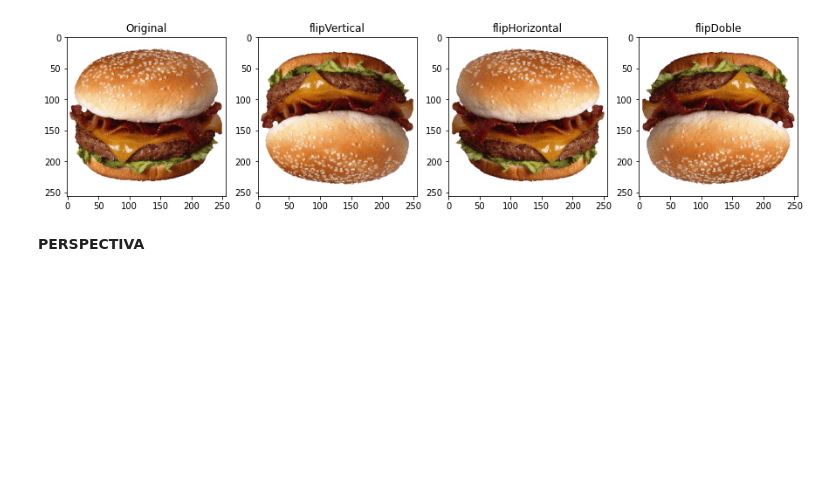
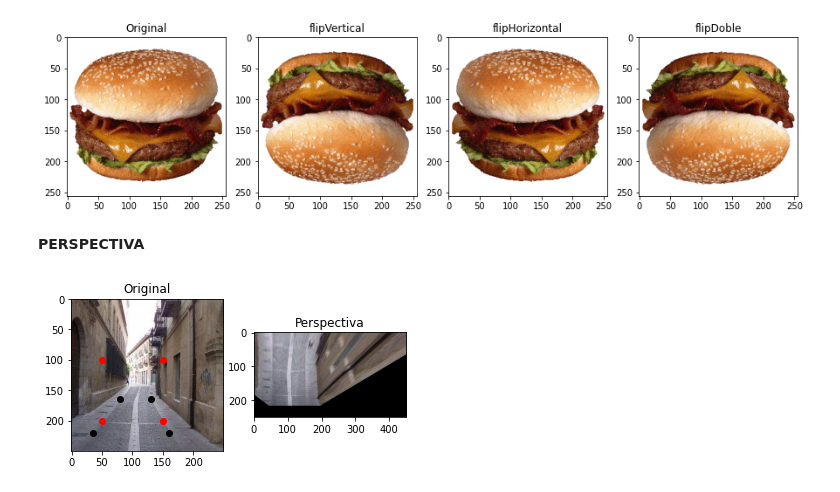
Before and after one commit to JuanRenza/Imagenes, a Jupyter notebook: Clase7.ipynb, the cells around one changed output. Drawn from its saved outputs; the diff is of its cells as text; code cells hidden in the pictures; blank space fills up the shorter version.

```diff
--- a/Clase7.ipynb
+++ b/Clase7.ipynb
@@ -91,3 +120,28 @@ plt.show()
 [figure]
 # %% [markdown]
 **PERSPECTIVA**
+# %%
+img = cv2.imread('calle.jpg')
+img = cv2.cvtColor(img, cv2.COLOR_BGR2RGB)
+rows, cols, ch = img.shape
+
+pts1 = np.float32([[80,165],[130,165],[35,220],[160,220]]) #Puntos negros
+pts2 = np.float32([[50,100],[150,100],[50,200],[150,200]])
+
+xE=[80,130,35,160]
+yE=[165,165,220,220]
+
+xS=[50,150,50,150]
+yS=[100,100,200,200]
+
+M = cv2.getPerspectiveTransform(pts1,pts2)
+
+dst = cv2.warpPerspective(img,M,(rows+200, cols))
+
+plt.subplot(121),plt.imshow(img),plt.title('Original')
+plt.scatter(xE,yE,color='k')
+plt.scatter(xS,yS,color='r')
+plt.subplot(122),plt.imshow(dst),plt.title('Perspectiva')
+plt.show()
+# %% [output]
+[figure, added]
```
Also changed, not shown: parts of 2 cells of this notebook.
